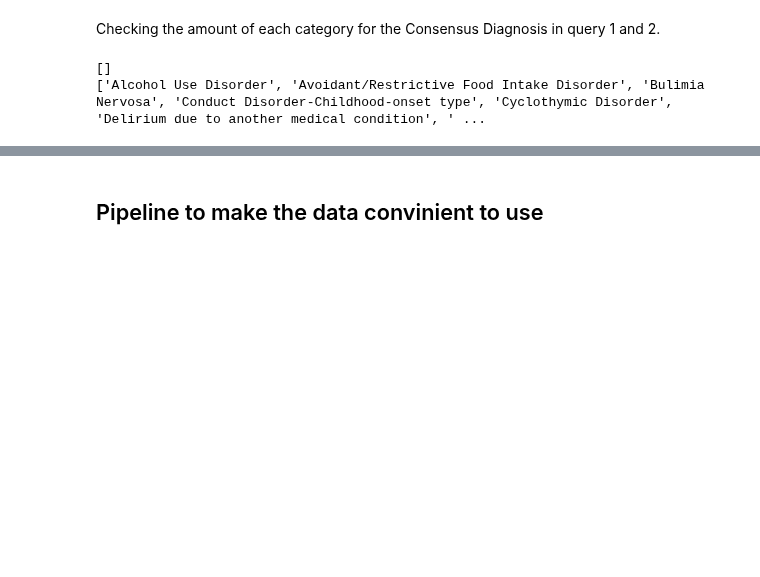
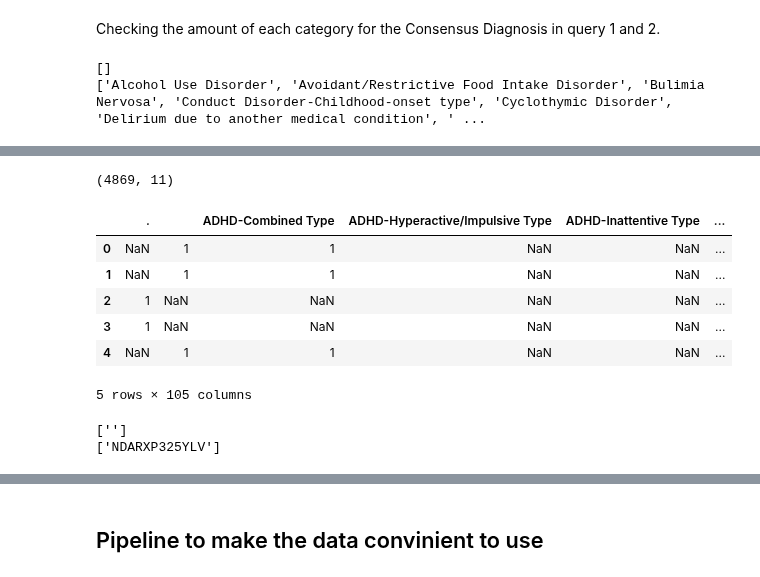
Before and after one commit to cristinarainich/Child-Mind-Institute-Project, a Jupyter notebook: Pheno_data.ipynb, the cells around one changed output, grey strips where cells are left out. Cells and saved outputs as stored; diff of their text form; code cells hidden in the pictures; blank space fills up the shorter version.

```diff
--- a/Pheno_data.ipynb
+++ b/Pheno_data.ipynb
@@ -467,0 +539,40 @@ Name: Identifiers, dtype: int64
+# %%
+# NEEDS FIXING!!!
+# data 1
+ids = ids_1['Identifiers'].values.tolist()
+for id in ids:
+  subset = ids_1[ids_1['Identifiers'] == id].values.tolist()[0]
+  disorders = []
+  i = 0
+  for element in subset[1:]:
+    if type(element) is str:
+      disorders.append(element)
+    elif math.isnan(element) == True:
+      i += 1
+    else:
+      break
+      print(element)
+      print(subset)
+      print(disorders)
+
+  for disorder in disorders:
+    counter = 0
+    if disorder == '.':
+      data_count_1.at[ids.index(id), '.'] = 1
+      counter += 1
+    elif disorder == ' ':
+      data_count_1.at[ids.index(id), ' '] = 1
+      counter += 1
+    else:
+      for diagnos in diagnoses[2:]:
+        if disorder == diagnos:
+          data_count_1.at[ids.index(id), diagnos] = 1
+          counter += 1
+        elif diagnos in disorder:
+          data_count_1.at[ids.index(id), diagnos] = 1
+          counter += 1
+    if counter == 0:
+      print(id)
+      print(disorders)
+      print(disorder)
+      break
@@ -467,0 +604,14 @@ Name: Identifiers, dtype: int64
+# %%
+ids_1.shape
+# %% [output]
+(4869, 11)
+# %%
+data_count_1.head()
+# %% [output]
+|  | . |  | ADHD-Combined Type | ADHD-Hyperactive/Impulsive Type | ADHD-Inattentive Type | ... |
+| 0 | NaN | 1 | 1 | NaN | NaN | ... |
+| 1 | NaN | 1 | 1 | NaN | NaN | ... |
+| 2 | 1 | NaN | NaN | NaN | NaN | ... |
+| 3 | 1 | NaN | NaN | NaN | NaN | ... |
+| 4 | NaN | 1 | 1 | NaN | NaN | ... |
+5 rows × 105 columns
@@ -467,0 +656,19 @@ Name: Identifiers, dtype: int64
+# %%
+# comparing ids across datasets
+names1 = data_count_1['ID'].values.tolist()
+names2 = data_count_2['ID'].values.tolist()
+# adds in the first
+diff1 = []
+for name in names1:
+  if name not in names2:
+    diff1.append(name)
+# adds in the second
+diff2 = []
+for name in names2:
+  if name not in names1:
+    diff2.append(name)
+print(diff1)
+print(diff2)
+# %% [output]
+['']
+['NDARXP325YLV']
```
Also changed, not shown: parts of 34 cells of this notebook.
